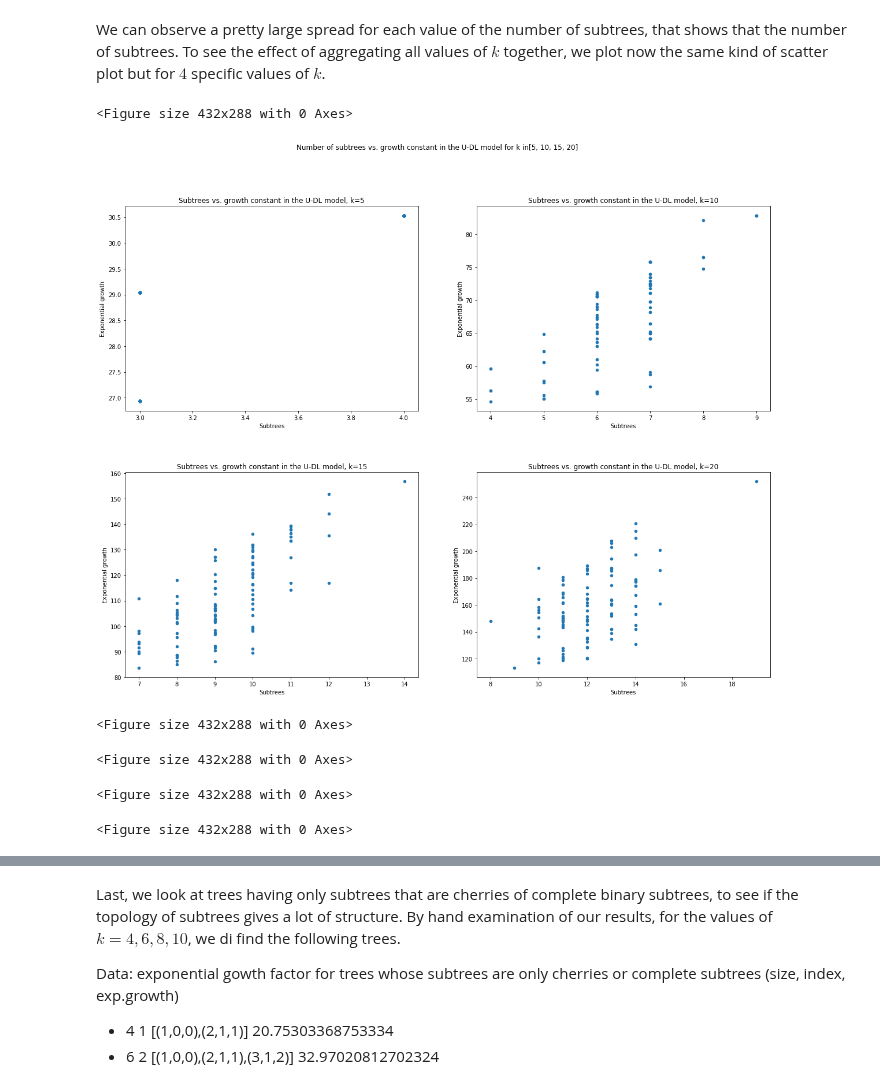
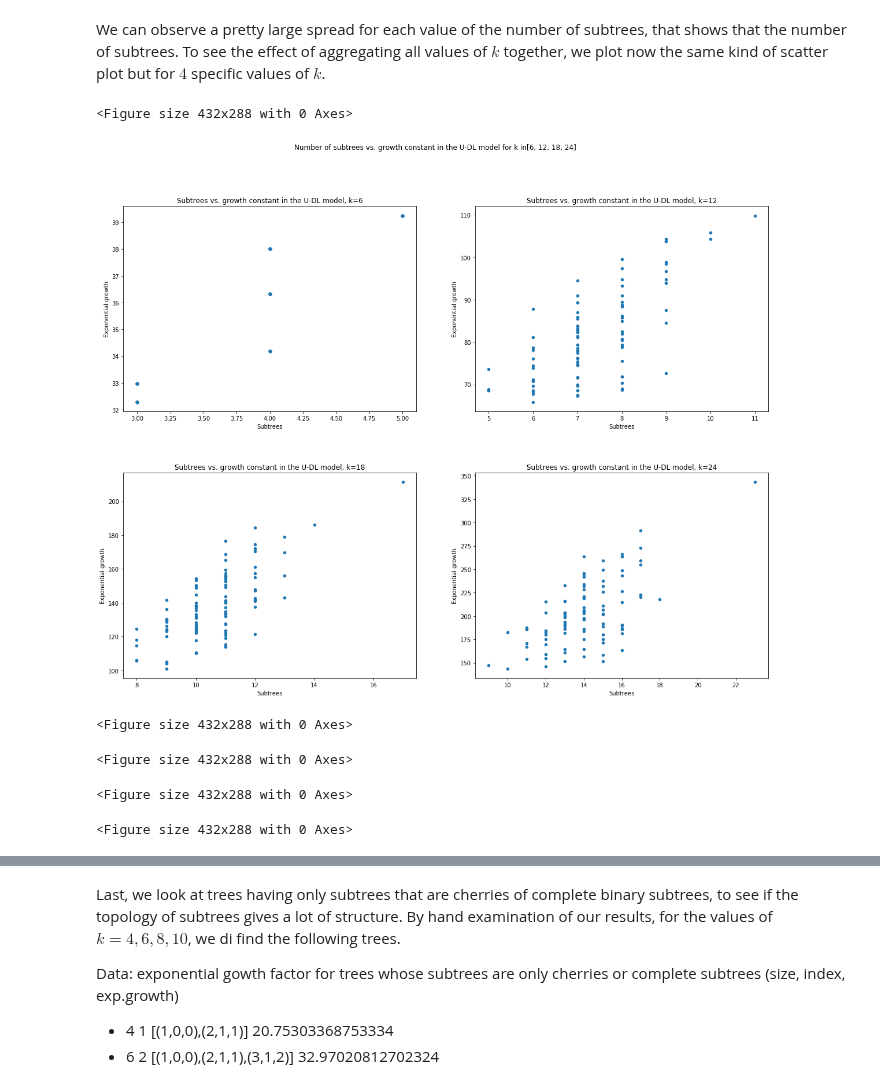
Before and after one commit to cchauve/DLT-Histories, a Jupyter notebook: doc/notebooks/Paper_figures.ipynb, the cells around one changed output, grey strips where cells are left out. Cells and saved outputs as stored; diff of their text form; code cells hidden in the pictures.

```diff
--- a/doc/notebooks/Paper_figures.ipynb
+++ b/doc/notebooks/Paper_figures.ipynb
@@ -46,7 +46,7 @@ S_TREES_INDEX = [i for i in range(0,NB_S_TREES)]
 EVOL_MODELS = [('U','DL'),('U','DLT'),('R','DL'),('R','DLT')]
 # Species tree sizes
 K_MIN = 3
-K_MAX = 22 #32
+K_MAX = 24 #32
 K_LIST = [k for k in range(K_MIN,K_MAX+1)]
 # Histories sizes
 N_MIN = 1
@@ -61,7 +61,7 @@ R_MAX  = 10
 R_LIST = [r for r in range(1,R_MAX+1)]
 # %%
 # Subset of the parameter space for more readable figures
-K_LIST_REDUCED = [5,10,15,20]
+K_LIST_REDUCED = [6,12,18,24]
 K_LIST_POW2    = [4,8,16]
 N_LIST_REDUCED = [10,20,30,40,50]
 # %%
@@ -108,7 +108,7 @@ RESULTS_ASYMPTOTICS_U_DL = pd.DataFrame.from_dict({(k): RESULTS_aux[k]
                                                 for k in RESULTS_aux.keys()},
                                                 orient='index')
 # %%
-# Reading the number of subtrees per species tree
+# Reading the number of subtrees and the height per species tree
 
 RESULTS_aux = {k:{t:0 for t in S_TREES_INDEX}  for k in K_LIST}
 for k in K_LIST:
@@ -122,6 +122,19 @@ for k in K_LIST:
 RESULTS_SUBTREES = pd.DataFrame.from_dict({(k): RESULTS_aux[k]
                                                 for k in RESULTS_aux.keys()},
                                                 orient='index')
+
+RESULTS_aux = {k:{t:0 for t in S_TREES_INDEX}  for k in K_LIST}
+for k in K_LIST:
+    subtrees = open(PREFIX_UNRANKED+'_'+str(k)+'_add2').readlines()
+    for row in subtrees:
+        if row[0] != '#':
+            row1        = row.rstrip().split('\t')
+            treeIndex   = int(row1[1])
+            height      = int(row1[3])
+            RESULTS_aux[k][treeIndex] = height
+RESULTS_HEIGHT = pd.DataFrame.from_dict({(k): RESULTS_aux[k]
+                                                for k in RESULTS_aux.keys()},
+                                                orient='index')
 # %% [markdown]
 ## Asymptotics in the unranked DL model
 
@@ -271,33 +281,44 @@ plt.show()
 We can observe a pretty large spread for each value of the number of subtrees, that shows that the number of subtrees. To see the effect of aggregating all values of $k$ together, we plot now the same kind of scatter plot but for $4$ specific values of $k$.
 # %%
 # Plotting the scatter plot for a given value of k
+
+def plot_subtrees_vs_exp_growth_per_k_single(k):
+    offset = 3
+    K = k-offset
+    plt.figure()
+    ax = pd.DataFrame(RESULTS_SUBTREES_ASYMPTOTICS.iloc[K*100:((K+1)*100)-1]).plot(kind='scatter', x='subtrees', y='exp. growth', figsize=(12,8), title='Subtrees vs. growth constant in the U-DL model, k='+str(k))
+    ax.set_xlabel('Subtrees')
+    ax.set_ylabel('Exponential growth')
+    plt.savefig('Subtrees_vs_exp_growth_U_DL_'+str(k)+'.png')
+    plt.show()
+
 
 def plot_subtrees_vs_exp_growth_per_k(k,axe):
     offset = 3
     K = k-offset
     plt.figure()
     ax = pd.DataFrame(RESULTS_SUBTREES_ASYMPTOTICS.iloc[K*100:((K+1)*100)-1]).plot(ax=axe, kind='scatter', x='subtrees', y='exp. growth', title='Subtrees vs. growth constant in the U-DL model, k='+str(k))
     ax.set_xlabel('Subtrees')
     ax.set_ylabel('Exponential growth')
     plt.savefig('Subtrees_vs_exp_growth_U_DL_'+str(k)+'.png')
 
 def show_subtrees_vs_exp_growth_per_k(k):
     offset = 3
     K = k-offset
     return(RESULTS_SUBTREES_ASYMPTOTICS.iloc[K*100:((K+1)*100)-1].drop_duplicates(keep='first',inplace=False).sort_values(by=['exp. growth','subtrees']))
 
 plt.figure()
 fig_subtrees2, ax_subtrees2 = plt.subplots(nrows=2, ncols=2, figsize=(20,15))
 plt.subplots_adjust(hspace = 0.3)
 fig_subtrees2.suptitle('Number of subtrees vs. growth constant in the U-DL model for k in'+str(K_LIST_REDUCED))
 plot_subtrees_vs_exp_growth_per_k(K_LIST_REDUCED[0],ax_subtrees2[0,0])
 plot_subtrees_vs_exp_growth_per_k(K_LIST_REDUCED[1],ax_subtrees2[0,1])
 plot_subtrees_vs_exp_growth_per_k(K_LIST_REDUCED[2],ax_subtrees2[1,0])
 plot_subtrees_vs_exp_growth_per_k(K_LIST_REDUCED[3],ax_subtrees2[1,1])
 plt.show()
 # %% [output]
 <Figure size 432x288 with 0 Axes>
-[figure, old version]
+[figure, new version]
 <Figure size 432x288 with 0 Axes>
 <Figure size 432x288 with 0 Axes>
 <Figure size 432x288 with 0 Axes>
```
Also changed, not shown: parts of 15 cells of this notebook, 27 other files.
